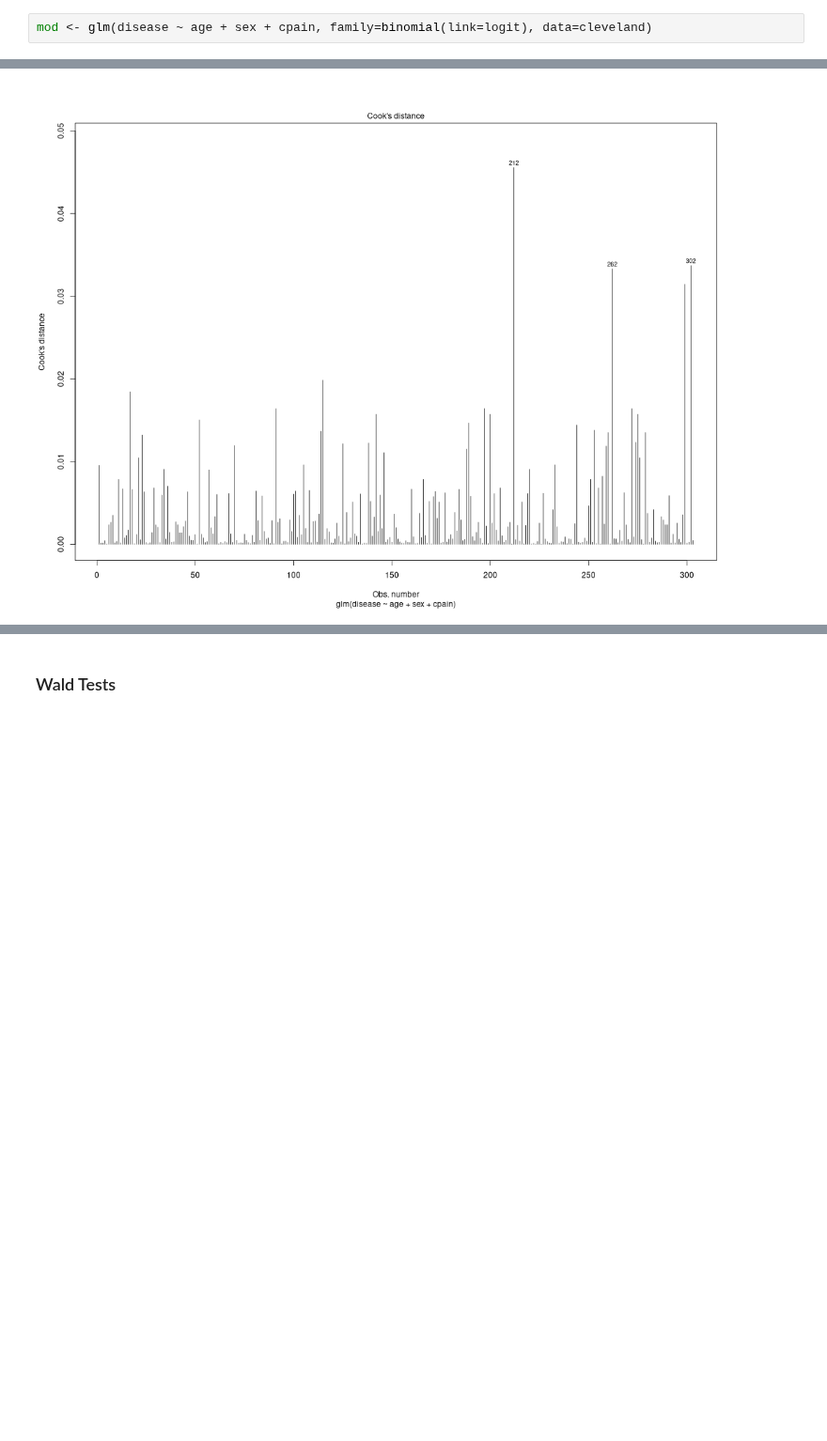
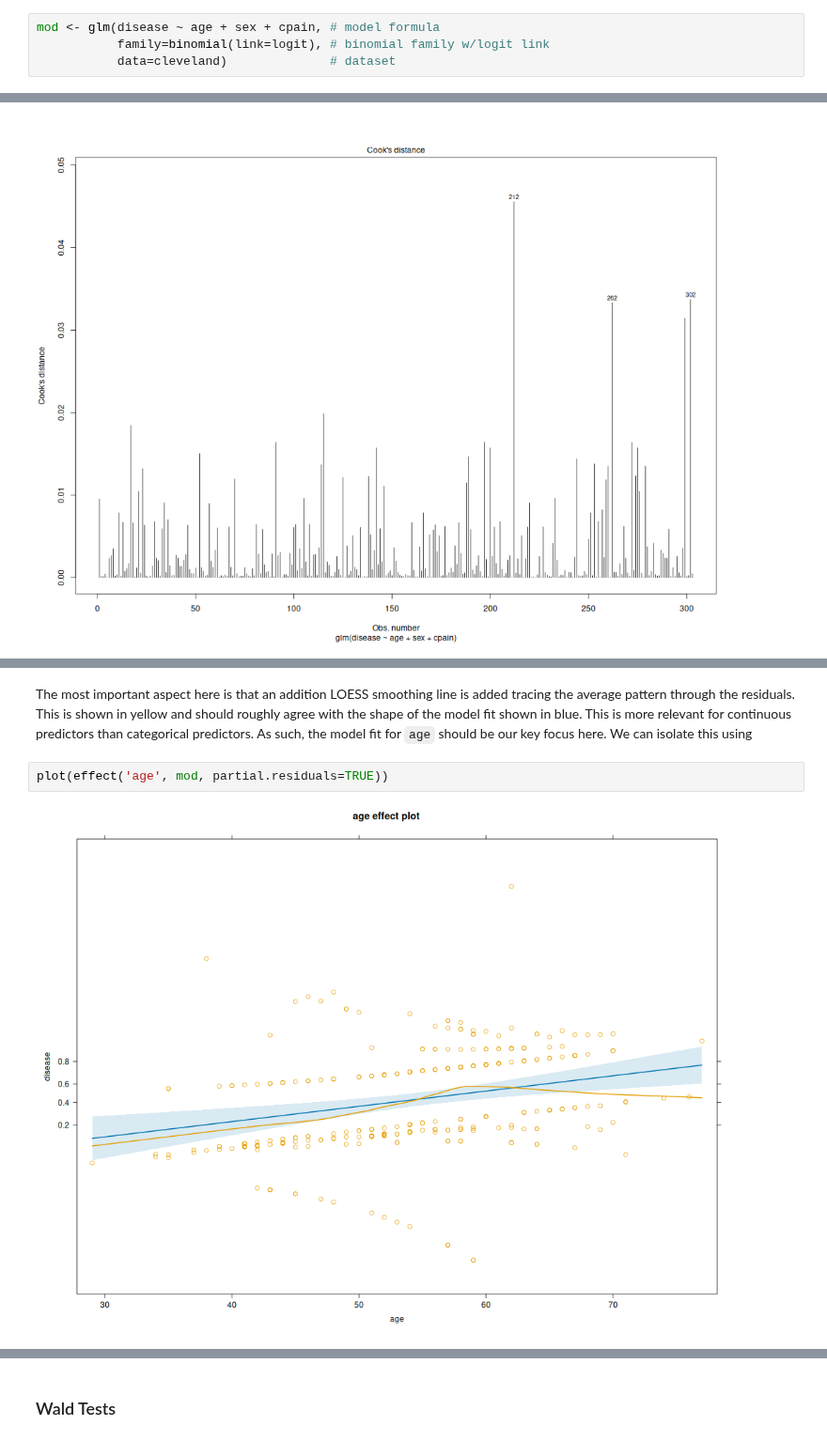
Before and after one commit to PCHN63112-Generalised-Linear-Mixed/logistic-regression, a Jupyter notebook: 1.binary-logistic/4.R.ipynb, the cells around one changed output, grey strips where cells are left out. Shown at 94% size. Cells and saved outputs as stored; diff of their text form; blank space fills up the shorter version.

```diff
--- a/1.binary-logistic/4.R.ipynb
+++ b/1.binary-logistic/4.R.ipynb
@@ -99,7 +149,9 @@ indicating that `asymp` is the baseline category and that each of the 3 dummy va
 # %% [markdown]
 In order to fit the model, we use the `glm` function included with base `R`. This has a syntax identical to `lm` and so should feel very familiar. The only additional option we need to provide is `family`, which indicates the specific form of the exponential family that we want to use. For logistic regression, this is `binomial`, remembering that the Bernoulli distribution is a special case of the binomial. We can also specify the link function we want to use as an additional argument to the named distribution. In this case we want to use the logit link, leading to the full argument `family=binomial(link=logit)`.
 # %%
-mod <- glm(disease ~ age + sex + cpain, family=binomial(link=logit), data=cleveland)
+mod <- glm(disease ~ age + sex + cpain, # model formula
+           family=binomial(link=logit), # binomial family w/logit link
+           data=cleveland)              # dataset
 # %% [markdown]
 Much like the `lm` function, we can then call `summary()` on the model object to print a table of the estimates, hypothesis tests and other details about the model fit
 # %%
@@ -241,0 +273,6 @@ plot(allEffects(mod, partial.residuals=TRUE))
+# %% [markdown]
+The most important aspect here is that an addition LOESS smoothing line is added tracing the average pattern through the residuals. This is shown in yellow and should roughly agree with the shape of the model fit shown in blue. This is more relevant for continuous predictors than categorical predictors. As such, the model fit for `age` should be our key focus here. We can isolate this using
+# %%
+plot(effect('age', mod, partial.residuals=TRUE))
+# %% [output]
+[figure, added]
```
Also changed, not shown: parts of 34 cells of this notebook.
